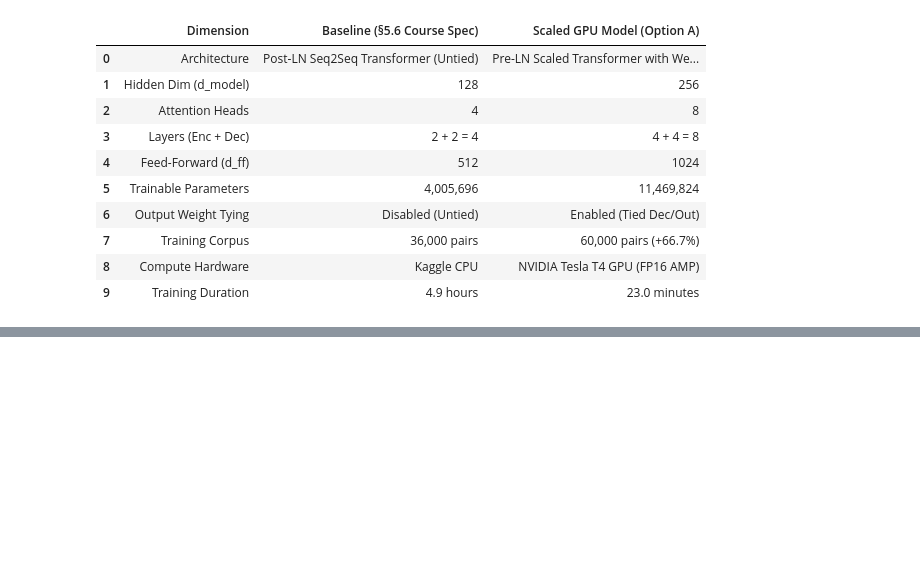
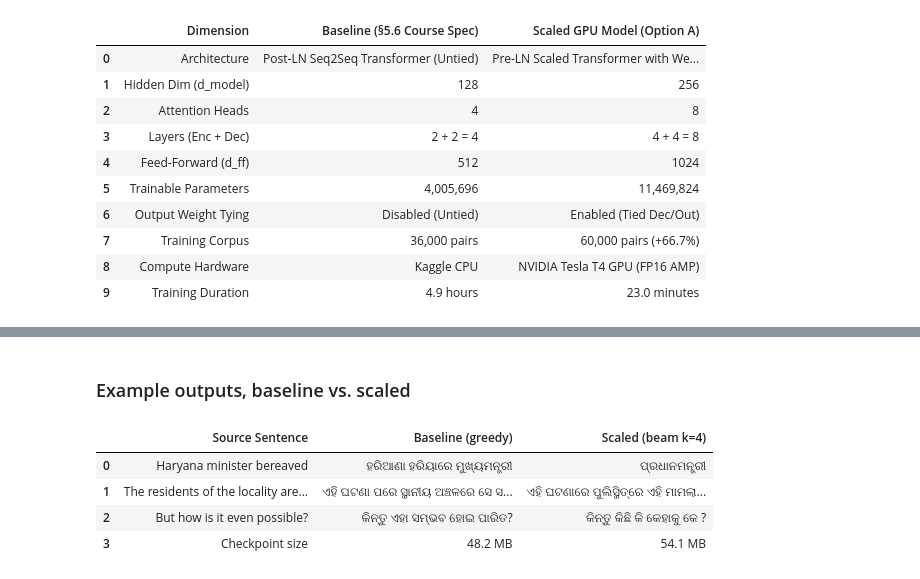
Before and after one commit to Udbhav748/Test-7-Transformer-from-scratch-English-to-Odia-translation, a Jupyter notebook: notebooks/model_parameters_and_results.ipynb, the cells around one changed output, grey strips where cells are left out. Saved outputs shown, nothing was run; the diff lists cells and outputs as text; code cells hidden in the pictures; blank space fills up the shorter version.

```diff
--- a/notebooks/model_parameters_and_results.ipynb
+++ b/notebooks/model_parameters_and_results.ipynb
@@ -563,3 +657,23 @@ display(Image(filename=str(REPO_ROOT / "reports" / "figures" / "full_model_compa
+# %% [markdown]
+### Example outputs, baseline vs. scaled
+# %%
+# Qualitative comparison table -- same real data as the "Example Translations"
+# panel above and the live dashboard's Model Comparison tab.
+import os
+
+base_ckpt_mb = os.path.getsize(REPO_ROOT / "checkpoints" / "kaggle_run_best.pt") / 1e6
+scaled_ckpt_mb = os.path.getsize(REPO_ROOT / "checkpoints" / "scaled_model_best.pt") / 1e6
+
+df_qual = pd.DataFrame(comp_data["sample_translations_comparison"])[["source", "baseline_output", "scaled_beam"]]
+df_qual.columns = ["Source Sentence", "Baseline (greedy)", "Scaled (beam k=4)"]
+df_qual.loc[len(df_qual)] = ["Checkpoint size", f"{base_ckpt_mb:.1f} MB", f"{scaled_ckpt_mb:.1f} MB"]
+display(df_qual.style.set_properties(**{"text-align": "left"}))
+# %% [output]
+|  | Source Sentence | Baseline (greedy) | Scaled (beam k=4) |
+| 0 | Haryana minister bereaved | ହରିଆଣା ହରିୟାରେ ମୁଖ୍ୟମନ୍ତ୍ରୀ | ପ୍ରଧାନମନ୍ତ୍ରୀ |
+| 1 | The residents of the locality are... | ଏହି ଘଟଣା ପରେ ସ୍ଥାନୀୟ ଅଞ୍ଚଳରେ ସେ ସ... | ଏହି ଘଟଣାରେ ପୁଲିସ୍ଥିତ୍ରେ ଏହି ମାମଲା... |
+| 2 | But how is it even possible? | କିନ୍ତୁ ଏହା ସମ୍ଭବ ହୋଇ ପାରିତ? | କିନ୍ତୁ କିଛି କି କେହାକୁ କେ ? |
+| 3 | Checkpoint size | 48.2 MB | 54.1 MB |
 # %%
 # Display Qualitative Sample Translations Side-by-Side
 df_samples = pd.DataFrame(comp_data["sample_translations_comparison"])
```
Also changed, not shown: parts of 7 cells of this notebook, 6 other files.
